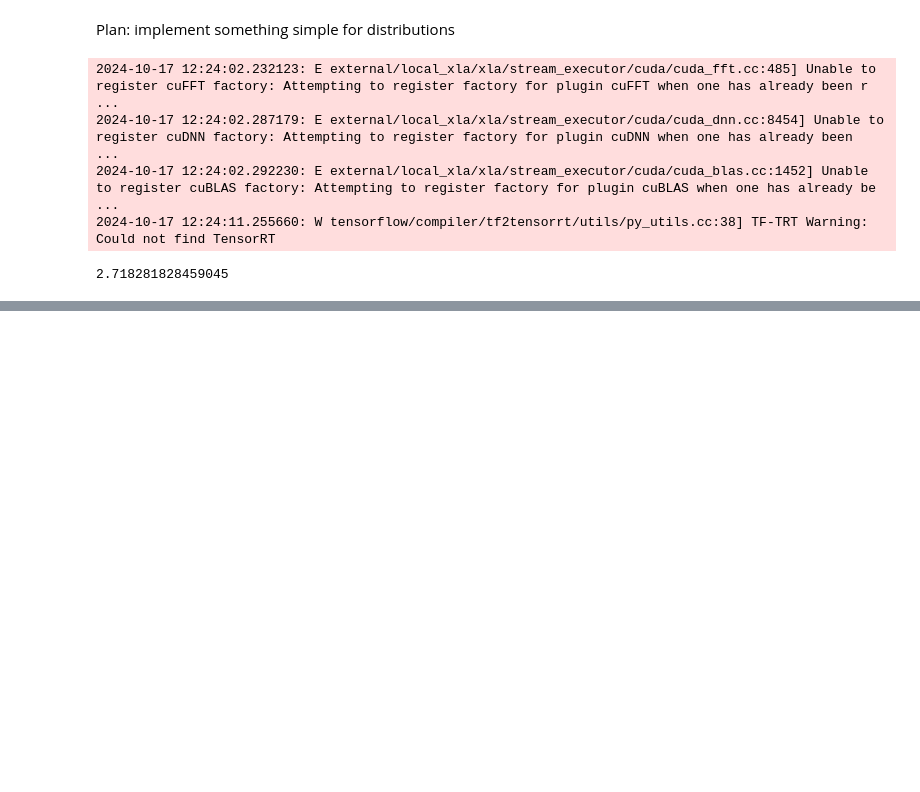
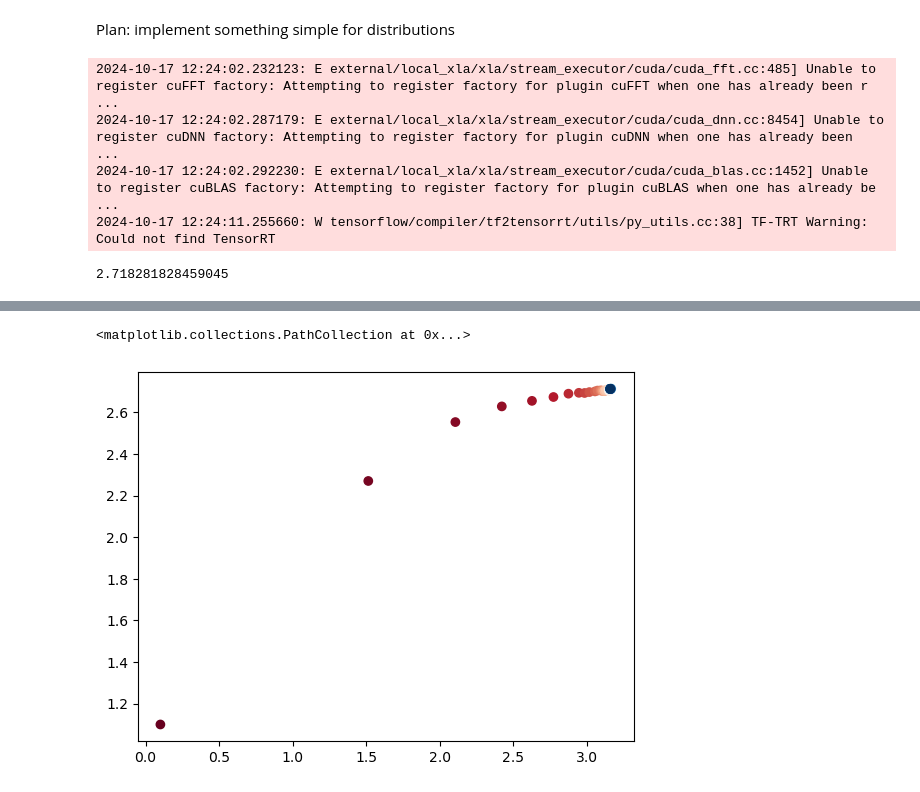
Before and after one commit to W-L-W/Reproductions, a Jupyter notebook: jax_ecosystem/notebooks/problems/learning_distributions.ipynb, the cells around one changed output, grey strips where cells are left out. Drawn from its saved outputs; the diff is of its cells as text; code cells hidden in the pictures; blank space fills up the shorter version.

```diff
--- a/jax_ecosystem/notebooks/problems/learning_distributions.ipynb
+++ b/jax_ecosystem/notebooks/problems/learning_distributions.ipynb
@@ -84,0 +91,28 @@ plt.plot()
+# %%
+scheduler = optax.exponential_decay(
+    init_value=start_learning_rate,
+    transition_steps=20,
+    decay_rate=0.9
+)
+# %%
+# Initialize the optimizer with the exponential scheduler
+optimizer = optax.chain(
+    optax.scale_by_adam(),
+    optax.scale_by_schedule(scheduler),
+    optax.scale(-1.0)
+)
+
+params = {'loc': jnp.array([0.]), 'scale': jnp.array([1.])}
+opt_state = optimizer.init(params)
+stored_params = []
+
+for step in range(1000):
+    step_key = r.fold_in(orig_key, step)
+    x = target_dist.sample(100, seed=step_key)
+    grads = jax.grad(compute_loss)(params, x)
+    updates, opt_state = optimizer.update(grads, opt_state, params)
+    params = optax.apply_updates(params, updates)
+
+    if step % 20 == 0:
+        print(f"Step {step}, loss {compute_loss(params, x)}")
+        stored_params.append(params)
@@ -84,0 +137,12 @@ plt.plot()
+# %%
+# plot the trajectory of the optimization
+import matplotlib.pyplot as plt
+import matplotlib.cm as cm
+
+colors = cm.RdBu(jnp.linspace(0, 1, len(stored_params)))
+x = [store['loc'] for store in stored_params]
+y = [store['scale'] for store in stored_params]
+plt.scatter(x=x, y=y, color=colors)
+# %% [output]
+<matplotlib.collections.PathCollection at 0x...>
+[figure, added]
```
Also changed, not shown: parts of 10 cells of this notebook, 1 other file.
